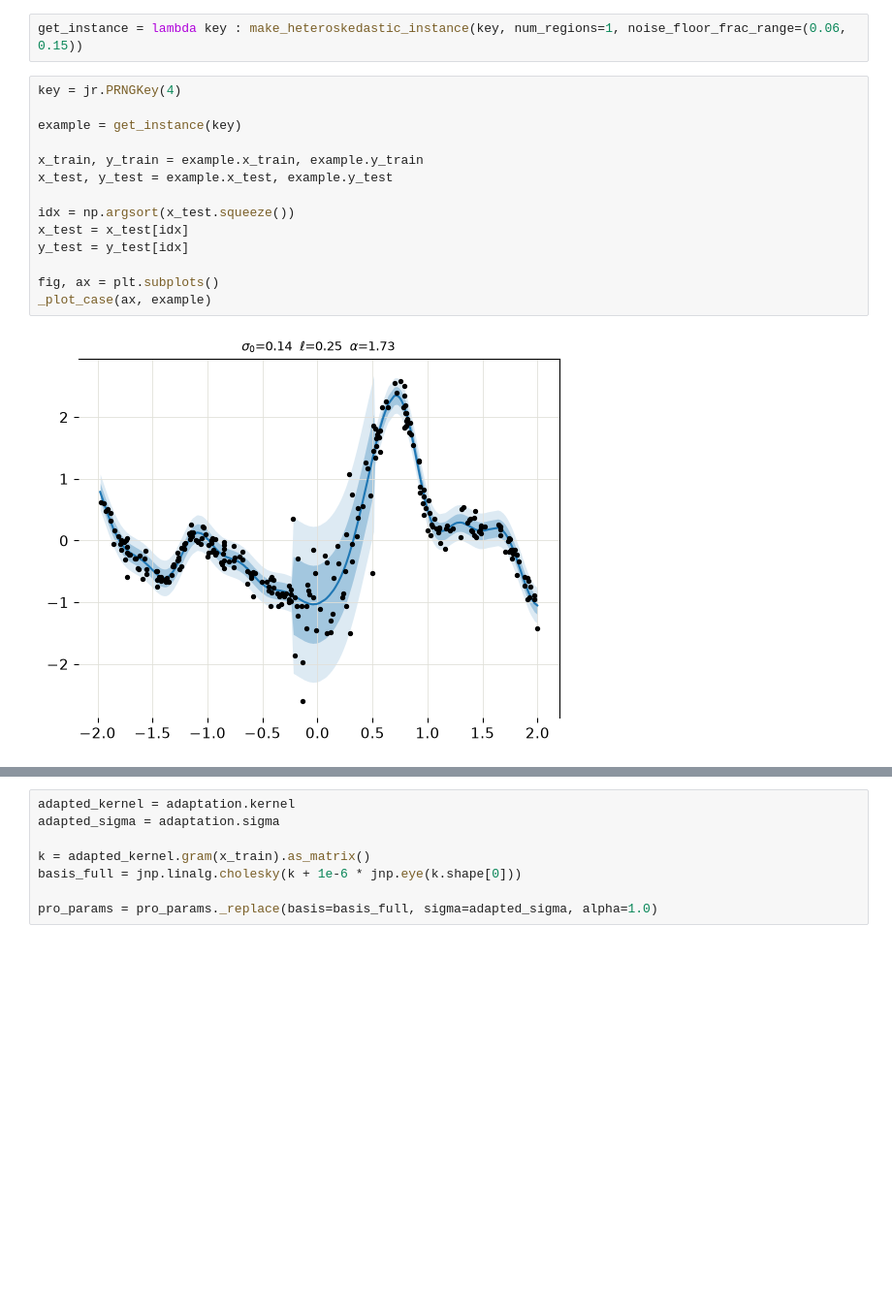
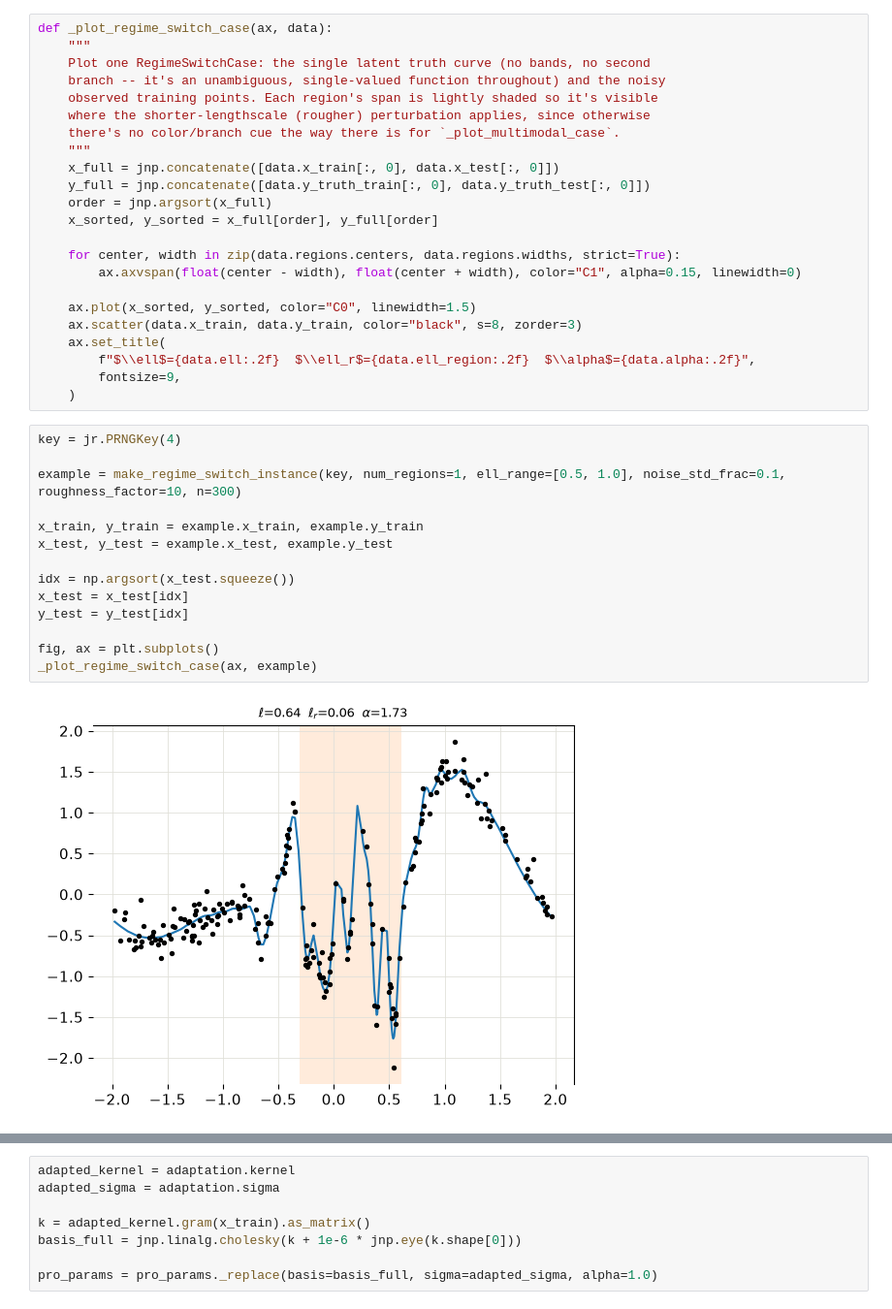
Before and after one commit to callum-kl/non-parametric-pro, a Jupyter notebook: notebooks/synthetic.ipynb, the cells around one changed output, grey strips where cells are left out. Shown at 97% size. Cells and saved outputs as stored; diff of their text form; blank space fills up the shorter version.

```diff
--- a/notebooks/synthetic.ipynb
+++ b/notebooks/synthetic.ipynb
@@ -57,21 +60,42 @@ def _plot_case(ax, data):
 # %%
-get_instance = lambda key : make_heteroskedastic_instance(key, num_regions=1, noise_floor_frac_range=(0.06, 0.15))
+def _plot_regime_switch_case(ax, data):
+    """
+    Plot one RegimeSwitchCase: the single latent truth curve (no bands, no second
+    branch -- it's an unambiguous, single-valued function throughout) and the noisy
+    observed training points. Each region's span is lightly shaded so it's visible
+    where the shorter-lengthscale (rougher) perturbation applies, since otherwise
+    there's no color/branch cue the way there is for `_plot_multimodal_case`.
+    """
+    x_full = jnp.concatenate([data.x_train[:, 0], data.x_test[:, 0]])
+    y_full = jnp.concatenate([data.y_truth_train[:, 0], data.y_truth_test[:, 0]])
+    order = jnp.argsort(x_full)
+    x_sorted, y_sorted = x_full[order], y_full[order]
+
+    for center, width in zip(data.regions.centers, data.regions.widths, strict=True):
+        ax.axvspan(float(center - width), float(center + width), color="C1", alpha=0.15, linewidth=0)
+
+    ax.plot(x_sorted, y_sorted, color="C0", linewidth=1.5)
+    ax.scatter(data.x_train, data.y_train, color="black", s=8, zorder=3)
+    ax.set_title(
+        f"$\\ell$={data.ell:.2f}  $\\ell_r$={data.ell_region:.2f}  $\\alpha$={data.alpha:.2f}",
+        fontsize=9,
+    )
 # %%
 key = jr.PRNGKey(4)
 
-example = get_instance(key)
+example = make_regime_switch_instance(key, num_regions=1, ell_range=[0.5, 1.0], noise_std_frac=0.1, roughness_factor=10, n=300)
 
 x_train, y_train = example.x_train, example.y_train
 x_test, y_test = example.x_test, example.y_test
 
 idx = np.argsort(x_test.squeeze())
 x_test = x_test[idx]
 y_test = y_test[idx]
 
 fig, ax = plt.subplots()
-_plot_case(ax, example)
+_plot_regime_switch_case(ax, example)
 # %% [output]
-[figure, old version]
+[figure, new version]
 # %%
 D = x_train.shape[1]
 
```
Also changed, not shown: parts of 12 cells of this notebook, 34 other files.
